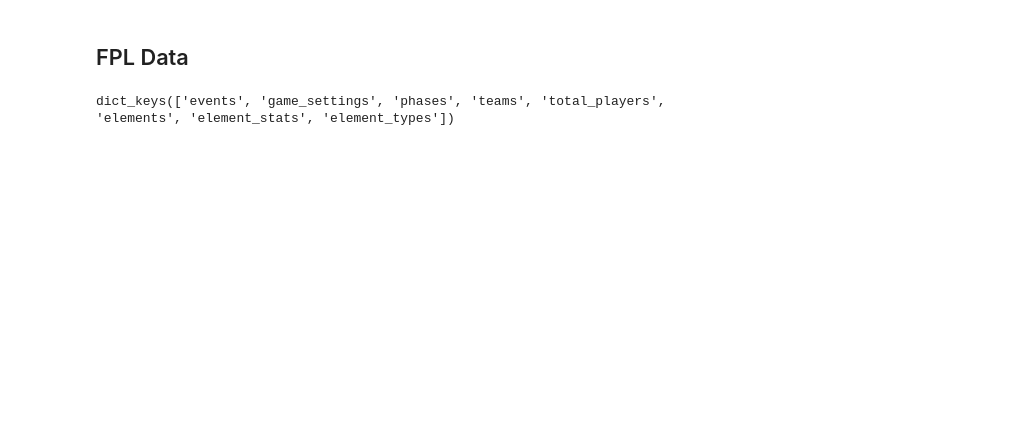
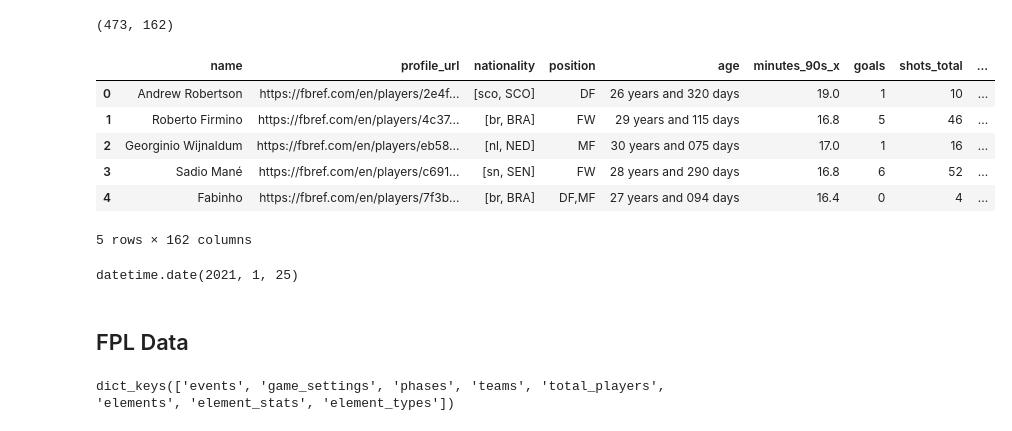
Before and after one commit to pratos/fpl-stats, a Jupyter notebook: src/notebooks/data-sources-combined.ipynb, the cells around one changed output. Cells and saved outputs as stored; diff of their text form; code cells hidden in the pictures; blank space fills up the shorter version.

```diff
--- a/src/notebooks/data-sources-combined.ipynb
+++ b/src/notebooks/data-sources-combined.ipynb
@@ -20,4 +22,4 @@ sys.path.append("../../")
 from src.run import run_fbref
 from src.fbref.utilities import format_age, get_proxy_format, to_float
 # %%
-stats = run_fbref(debug=True)
+#stats = run_fbref(debug=True)
@@ -46,0 +45,11 @@ stats["team"]
+# %%
+fbref_all = pd.DataFrame({})
+for team_stat in stats:
+    team_lvl = pd.DataFrame({})
+    print(f"Formatting for {team_stat['team'].lower()}")
+    for stats in stats_available:
+        if team_lvl.size == 0:
+            team_lvl = pd.DataFrame(team_stat[stats])
+        else:
+            team_lvl = pd.merge(team_lvl, pd.DataFrame(team_stat[stats]), on=['name'])
+    fbref_all = pd.concat([fbref_all, team_lvl])
@@ -46,0 +77,14 @@ stats["team"]
+# %%
+fbref_all.shape
+# %% [output]
+(473, 162)
+# %%
+fbref_all.head()
+# %% [output]
+|  | name | profile_url | nationality | position | age | minutes_90s_x | goals | shots_total | ... |
+| 0 | Andrew Robertson | https://fbref.com/en/players/2e4f... | [sco, SCO] | DF | 26 years and 320 days | 19.0 | 1 | 10 | ... |
+| 1 | Roberto Firmino | https://fbref.com/en/players/4c37... | [br, BRA] | FW | 29 years and 115 days | 16.8 | 5 | 46 | ... |
+| 2 | Georginio Wijnaldum | https://fbref.com/en/players/eb58... | [nl, NED] | MF | 30 years and 075 days | 17.0 | 1 | 16 | ... |
+| 3 | Sadio Mané | https://fbref.com/en/players/c691... | [sn, SEN] | FW | 28 years and 290 days | 16.8 | 6 | 52 | ... |
+| 4 | Fabinho | https://fbref.com/en/players/7f3b... | [br, BRA] | DF,MF | 27 years and 094 days | 16.4 | 0 | 4 | ... |
+5 rows × 162 columns
@@ -46,0 +93,4 @@ stats["team"]
+# %%
+date.today()
+# %% [output]
+datetime.date(2021, 1, 25)
```
Also changed, not shown: parts of 29 cells of this notebook.
